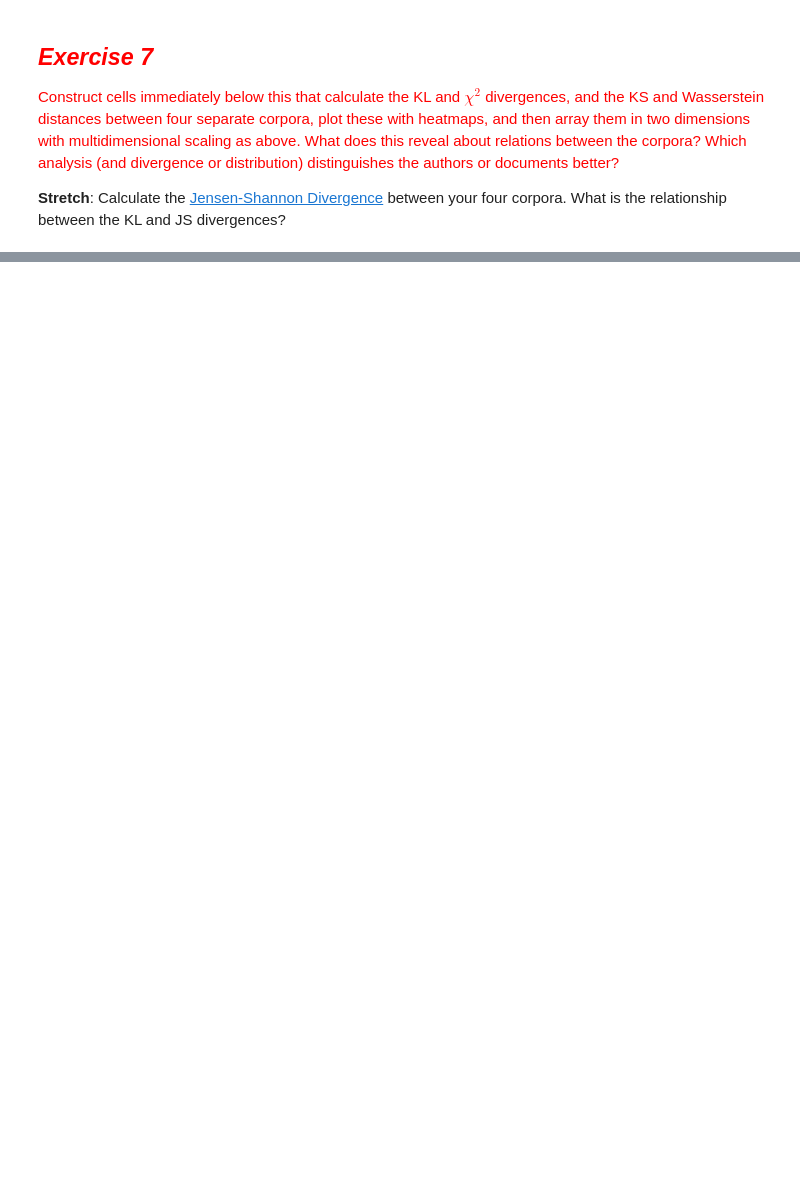
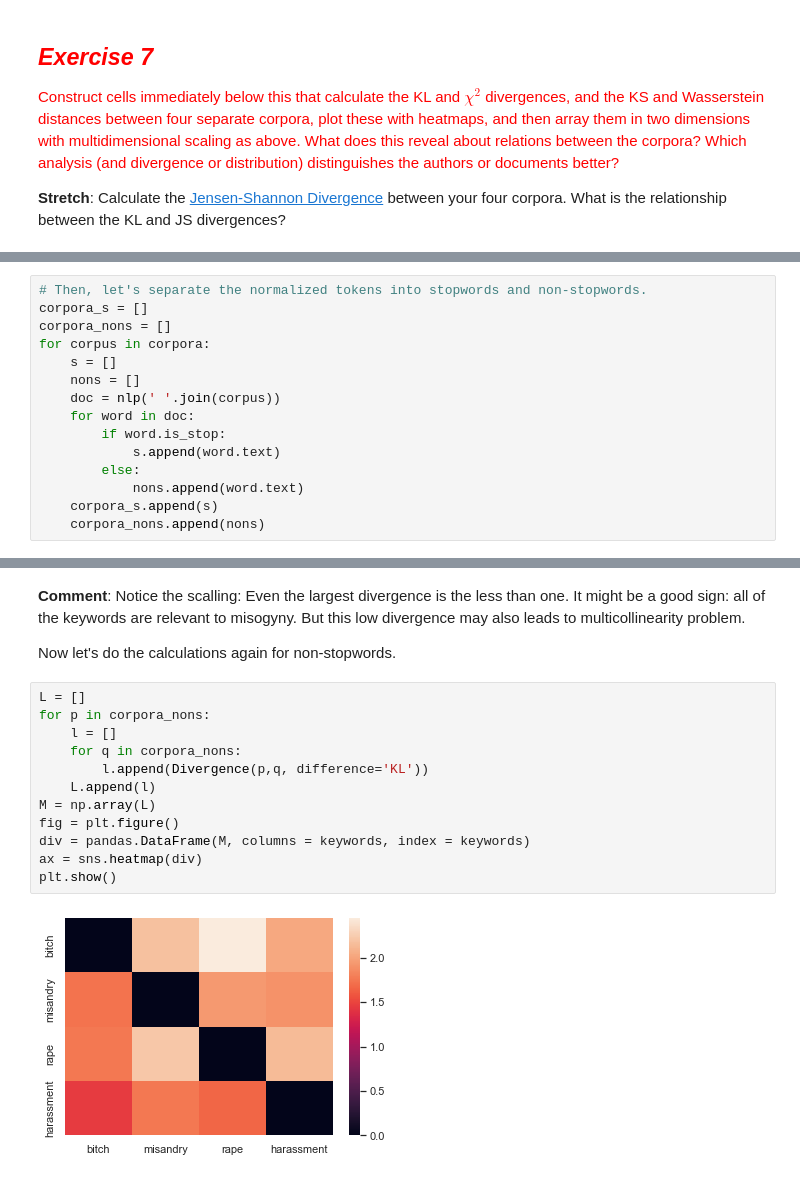
Before and after one commit to Qiuyu-Li/soci40133, a Jupyter notebook: 2-Computational-Linguistics.ipynb, the cells around one changed output, grey strips where cells are left out. Drawn from its saved outputs; the diff is of its cells as text; blank space fills up the shorter version.

```diff
--- a/2-Computational-Linguistics.ipynb
+++ b/2-Computational-Linguistics.ipynb
@@ -2652,0 +2860,15 @@ What are "The Passionate Pilgrim" and "The Phoenix and the Turtle"? Little known
+# %%
+# Then, let's separate the normalized tokens into stopwords and non-stopwords.
+corpora_s = []
+corpora_nons = []
+for corpus in corpora:
+    s = []
+    nons = []
+    doc = nlp(' '.join(corpus))
+    for word in doc:
+        if word.is_stop:
+            s.append(word.text)
+        else:
+            nons.append(word.text)
+    corpora_s.append(s)
+    corpora_nons.append(nons)
@@ -2652,0 +2895,18 @@ What are "The Passionate Pilgrim" and "The Phoenix and the Turtle"? Little known
+# %% [markdown]
+**Comment**: Notice the scalling: Even the largest divergence is the less than one. It might be a good sign: all of the keywords are relevant to misogyny. But this low divergence may also leads to multicollinearity problem.
+
+Now let's do the calculations again for non-stopwords.
+# %%
+L = []
+for p in corpora_nons:
+    l = []
+    for q in corpora_nons:
+        l.append(Divergence(p,q, difference='KL'))
+    L.append(l)
+M = np.array(L)
+fig = plt.figure()
+div = pandas.DataFrame(M, columns = keywords, index = keywords)
+ax = sns.heatmap(div)
+plt.show()
+# %% [output]
+[figure, added]
```
Also changed, not shown: parts of 68 cells of this notebook, 2 other files.
